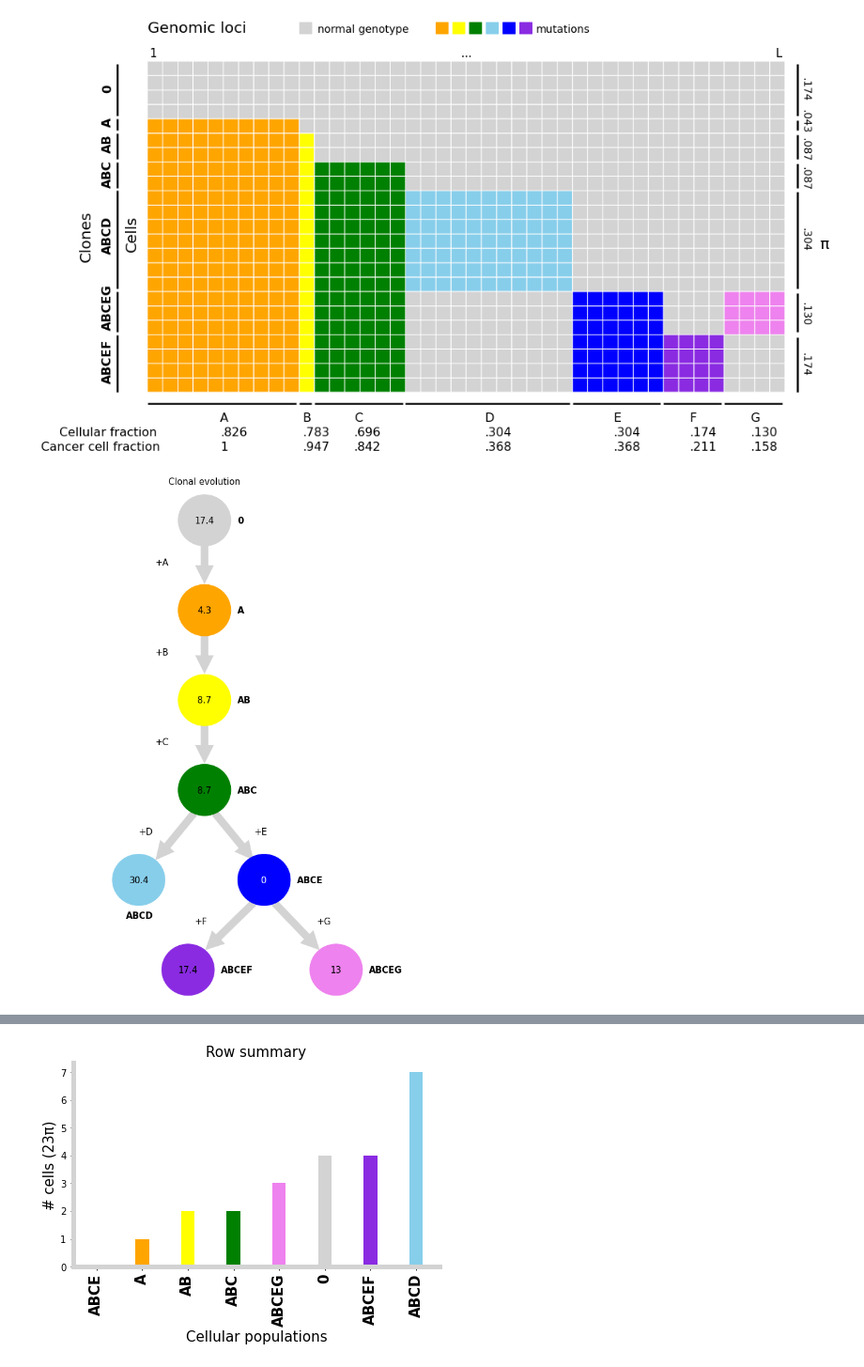
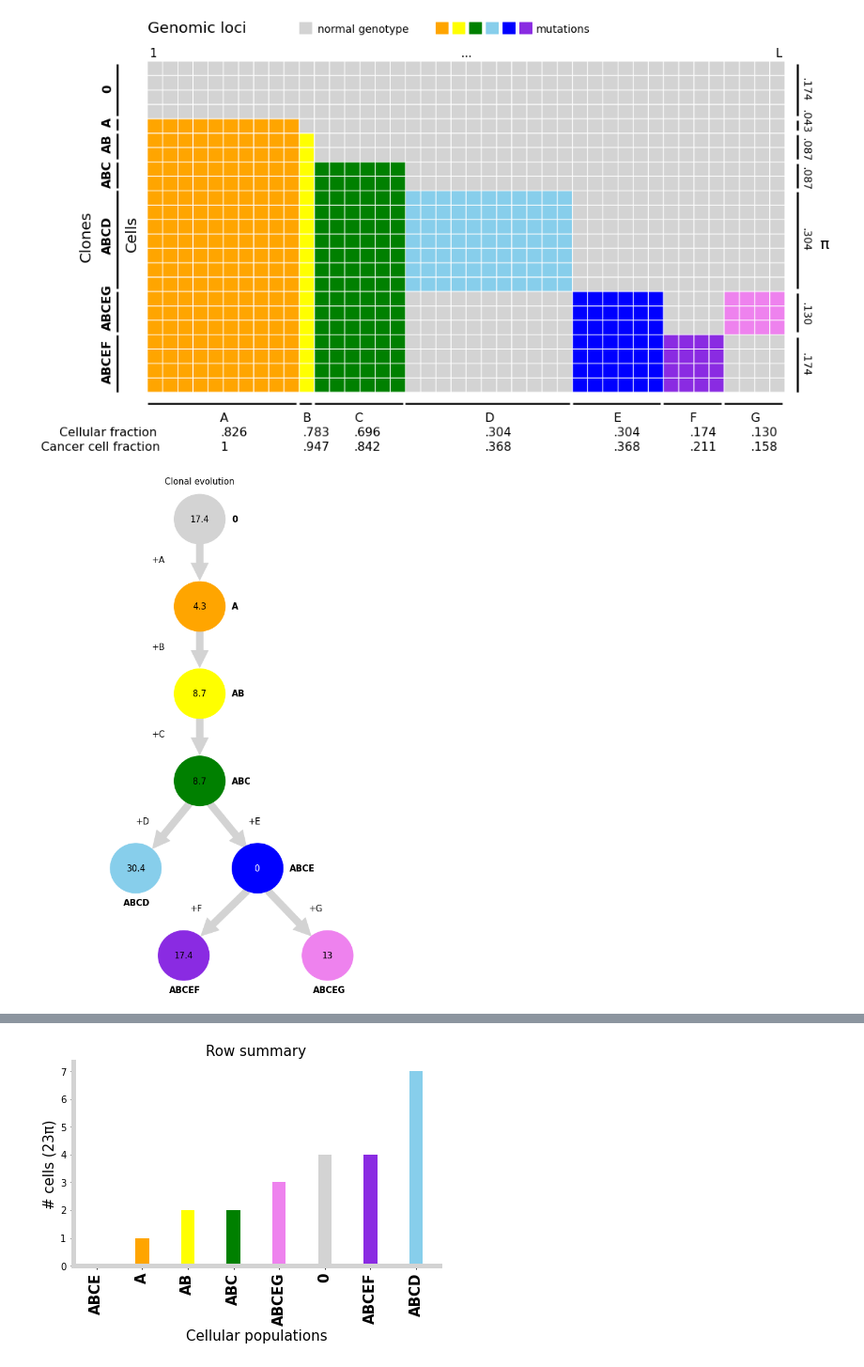
Before and after one commit to TomMakesThings/Cancer-Evolution, a Jupyter notebook: Mutation-Matrix.ipynb, the cells around one changed output, grey strips where cells are left out. Shown at 94% size. Drawn from its saved outputs; the diff is of its cells as text; code cells hidden in the pictures.

```diff
--- a/Mutation-Matrix.ipynb
+++ b/Mutation-Matrix.ipynb
@@ -269,36 +269,36 @@ plt.text(0.3, -0.08, "+D", fontsize = 15)
 plt.text(0.262, -0.34, "ABCD", fontsize = 15, fontweight = "bold")
 plt.text(0.271, -0.23, "30.4", fontsize = 15)
 ax.add_patch(plt.Circle((0.3, -0.22), 0.08, color = mutation_colours[4],
                         clip_on = False))
 
 # ABCE
 plt.text(0.65, -0.08, "+E", fontsize = 15)
 plt.text(0.78, -0.23, "ABCE", fontsize = 15, fontweight = "bold")
 plt.text(0.671, -0.23, "0", fontsize = 15, color = "white")
 ax.add_patch(patches.FancyArrowPatch((0.651, -0.29), (0.501, -0.44), clip_on = False,
                                  mutation_scale = 60, color = "lightgrey"))
 ax.add_patch(patches.FancyArrowPatch((0.711, -0.29), (0.851, -0.44), clip_on = False,
                                  mutation_scale = 60, color = "lightgrey"))
 ax.add_patch(plt.Circle((0.681, -0.22), 0.08, color = mutation_colours[5],
                         clip_on = False))
 
 # ABCEF
 plt.text(0.47, -0.36, "+F", fontsize = 15)
-plt.text(0.55, -0.51, "ABCEF", fontsize = 15, fontweight = "bold")
+plt.text(0.405, -0.62, "ABCEF", fontsize = 15, fontweight = "bold")
 plt.text(0.42, -0.51, "17.4", fontsize = 15)
 ax.add_patch(plt.Circle((0.45, -0.5), 0.08, color = mutation_colours[6],
                         clip_on = False))
 
 # ABCEG
 plt.text(0.84, -0.36, "+G", fontsize = 15)
-plt.text(1, -0.51, "ABCEG", fontsize = 15, fontweight = "bold")
+plt.text(0.855, -0.62, "ABCEG", fontsize = 15, fontweight = "bold")
 plt.text(0.882, -0.51, "13", fontsize = 15)
 ax.add_patch(plt.Circle((0.9, -0.5), 0.08, color = mutation_colours[7],
                         clip_on = False))
 
 plt.show()
 # %% [output]
-[figure, old version]
+[figure, new version]
 # %%
 ### Column summary plot ###
 
```
Also changed, not shown: parts of 1 cell of this notebook.
